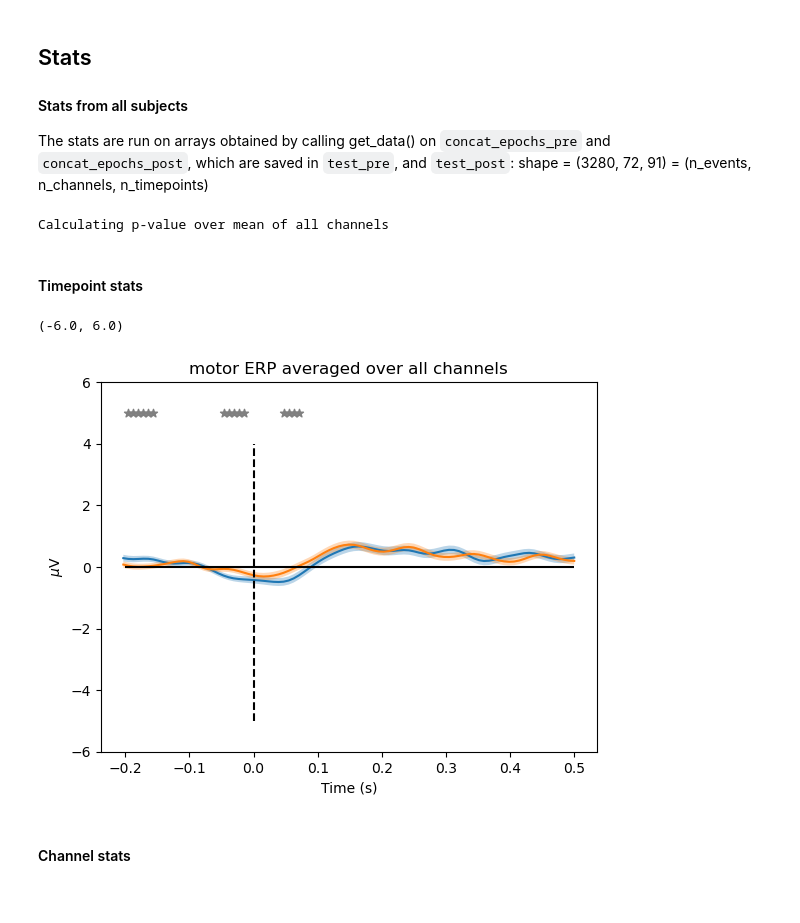
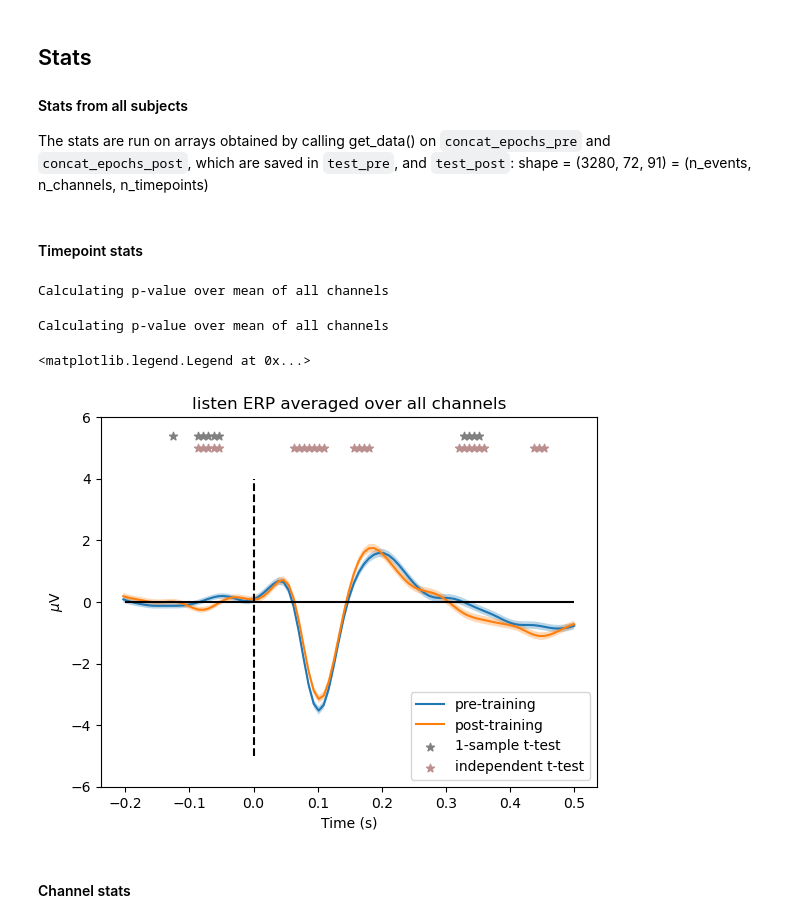
Before and after one commit to haiqin-zhang/AM-EEG, a Jupyter notebook: pipelines_LM/ave_ERPs.ipynb, the cells around one changed output. Saved outputs shown, nothing was run; the diff lists cells and outputs as text; code cells hidden in the pictures.

Commit message:
1-samp t-test

```diff
--- a/pipelines_LM/ave_ERPs.ipynb
+++ b/pipelines_LM/ave_ERPs.ipynb
@@ -26,7 +26,7 @@ good_motor_subjects = ['01', '04', '05', '06', '07', '08', '09', '10', '11', '12
 all_subjects = ['01', '02', '03', '04', '05', '06', '07', '08', '09', '10', '11', '12']
 
 
-task = 'motor'
+task = 'listen'
 
 if task == 'listen':
     subjects_to_process = good_listen_subjects
@@ -205,24 +194,59 @@ p_ch_idx = ch_index(p_channels)
 
 #CHOOSING CHANNELS TO TEST
 ch_totest = 'all' #'all' or p_channels
-# %%
-#calculate p-value over time
-p_values = p_times([test_pre, test_post], channels = ch_totest)
-# %% [output]
-Calculating p-value over mean of all channels
 # %% [markdown]
 #### Timepoint stats
+# %%
+#within subjects stats
+#getting data from evoked objects
+diff_evoked_list = [evoked1.get_data() - evoked2.get_data() for evoked1, evoked2 in zip(evoked_list_pre, evoked_list_post)]
+diff_evoked_sa = np.stack(diff_evoked_list)
+# %%
+def p_times_1sample(array, channels = 'all'):
+    p_values = []
+    if channels == 'all':
+        print('Calculating p-value over mean of all channels')
+        for timepoint in range(0, array.shape[2]):
+
+            res = ttest_1samp(array[:, :, timepoint].mean(axis = 1), popmean = 0)
+            p_values.append(res.pvalue)
+
+
+    elif type(channels) == list:
+        print(f'Calculating p-value over {channels}')
+        for timepoint in range(0, array.shape[2]):
+            p_ch_idx = ch_index(channels)
+            array_ch = array[:, p_ch_idx]
+            res = ttest_1samp(array_ch[:, :, timepoint].mean(axis = 1), popmean = 0)
+            p_values.append(res.pvalue)
+
+    else:
+        print('Valid channel arguments: type list')
+        exit
+
+    return p_values
+
+
+p_within = p_times_1sample(diff_evoked_sa, channels = ch_totest)
+# %% [output]
+Calculating p-value over mean of all channels
+# %%
+#calculate p-value over time
+p_values = p_times(to_compare, channels = ch_totest)
+# %% [output]
+Calculating p-value over mean of all channels
 # %%
 ######################
 # COMPARISON FIGURE
 ######################
+plot_labels = ['pre-training', 'post-training']
 
 #time vector
 erp_times = concat_epochs_post.times
 
 plt.figure()
 
-for data in to_compare:
+for i, data in enumerate(to_compare):
 
     if ch_totest == 'all':
         plt.title(f'{task} ERP averaged over all channels')
@@ -231,39 +255,45 @@ for data in to_compare:
 
     elif ch_totest == p_channels:
 
         plt.title(f'{task} ERP averaged over {p_channels} channels')
         mean_data = data.mean(axis=0)[p_ch_idx].mean(axis = 0)
         sem_data = data.std(axis=0)[p_ch_idx].mean(axis = 0) / np.sqrt(test_pre.shape[0])
 
 
     #rescale data
     mean_data = np.array([x * 1000000 for x in mean_data])
     sem_data = np.array([x * 1000000 for x in sem_data])
 
-    plt.plot(erp_times, mean_data, label='Mean')
+    plt.plot(erp_times, mean_data, label=plot_labels[i])
     plt.fill_between(erp_times, mean_data - sem_data, mean_data + sem_data, alpha=0.3)
 
 
 
 #############################
 #plot significant points
 ###############################
 #find timepoints where ERP is significantly different
-sig_idx = [index for index, item in enumerate(p_values) if item < 0.05]
+sig_idx_ind = [index for index, item in enumerate(p_values) if item < 0.05]
+sig_idx_within = [index for index, item in enumerate(p_within) if item < 0.05]
+
+#get y values
 max_y = max(np.max(test_pre), np.max(test_post))
-y = [5]*len(sig_idx)
-plt.scatter(erp_times[sig_idx], y, marker="*", color='grey')
+y_ind = [5]*len(sig_idx_ind)
+y_within = [5.4]*len(sig_idx_within)
+plt.scatter(erp_times[sig_idx_within], y_within, marker="*", color='grey', label = '1-sample t-test')
+plt.scatter(erp_times[sig_idx_ind], y_ind, marker="*", color='rosybrown', label = 'independent t-test')
 
 
 #aesthetics
 plt.hlines(0, -0.2, 0.5, color = 'black')
 plt.vlines(0, -5, 4, color = 'black', linestyles= '--')
 plt.ylabel('$\mu$V')
 plt.xlabel('Time (s)')
 plt.ylim(-6,6)
+plt.legend(loc = 'lower right')
 # %% [output]
-(-6.0, 6.0)
+<matplotlib.legend.Legend at 0x...>
-[figure, old version]
+[figure, new version]
 # %% [markdown]
 #### Channel stats
 # %%
```
Also changed, not shown: parts of 4 cells of this notebook, 1 other file.
